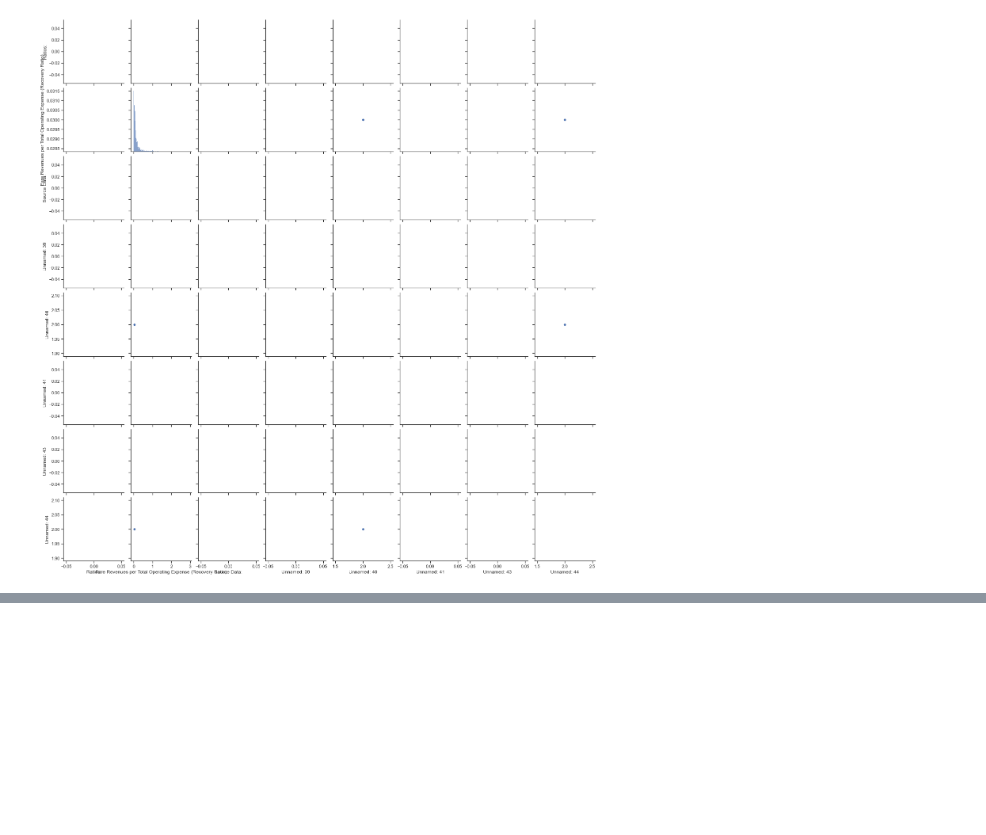
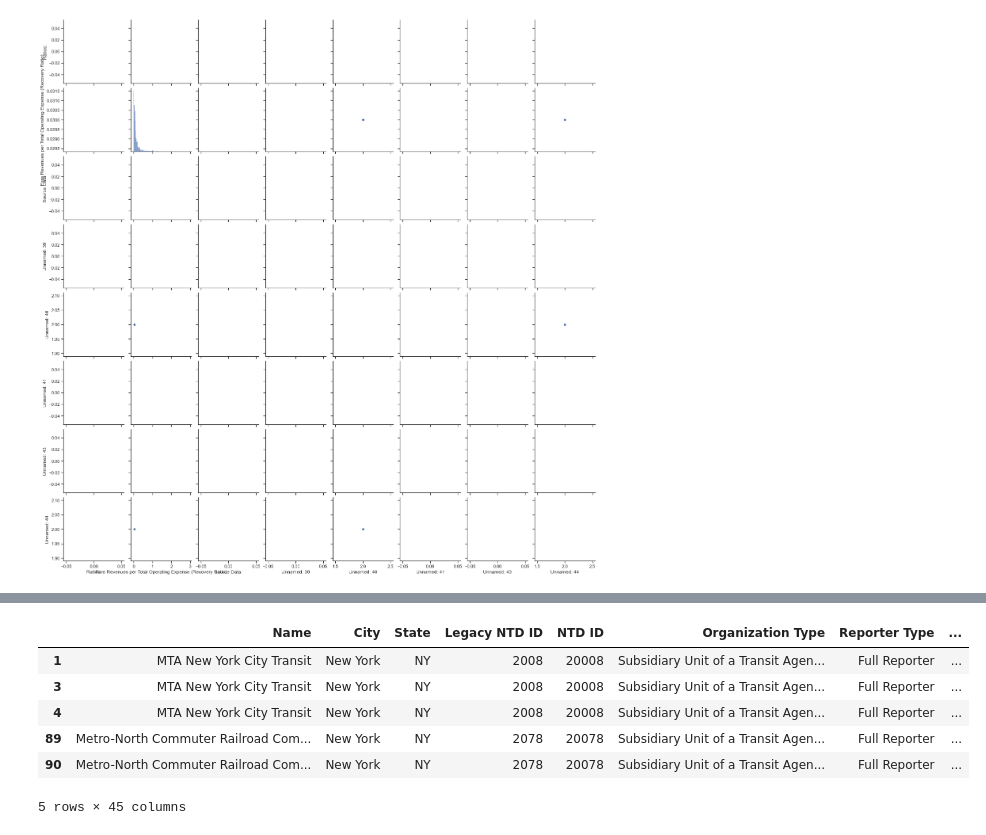
Before and after one commit to morgancoad/final_pro_two, a Jupyter notebook: notebooks/2016_public_trans.ipynb, the cells around one changed output, grey strips where cells are left out. Saved outputs shown, nothing was run; the diff lists cells and outputs as text; code cells hidden in the pictures; blank space fills up the shorter version.

```diff
--- a/notebooks/2016_public_trans.ipynb
+++ b/notebooks/2016_public_trans.ipynb
@@ -53,0 +68,11 @@ sns.pairplot(public_trans_full16)
+# %%
+filtered_test_df = filtered_test_df.loc[filtered_test_df['State'] == 'NY']
+filtered_test_df.head(5)
+# %% [output]
+|  | Name | City | State | Legacy NTD ID | NTD ID | Organization Type | Reporter Type | ... |
+| 1 | MTA New York City Transit | New York | NY | 2008 | 20008 | Subsidiary Unit of a Transit Agen... | Full Reporter | ... |
+| 3 | MTA New York City Transit | New York | NY | 2008 | 20008 | Subsidiary Unit of a Transit Agen... | Full Reporter | ... |
+| 4 | MTA New York City Transit | New York | NY | 2008 | 20008 | Subsidiary Unit of a Transit Agen... | Full Reporter | ... |
+| 89 | Metro-North Commuter Railroad Com... | New York | NY | 2078 | 20078 | Subsidiary Unit of a Transit Agen... | Full Reporter | ... |
+| 90 | Metro-North Commuter Railroad Com... | New York | NY | 2078 | 20078 | Subsidiary Unit of a Transit Agen... | Full Reporter | ... |
+5 rows × 45 columns
```
Also changed, not shown: parts of 4 cells of this notebook, 8 other files.
